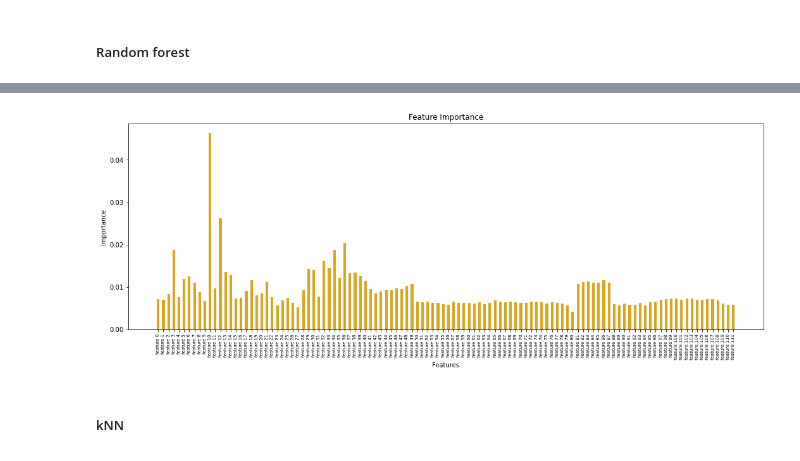
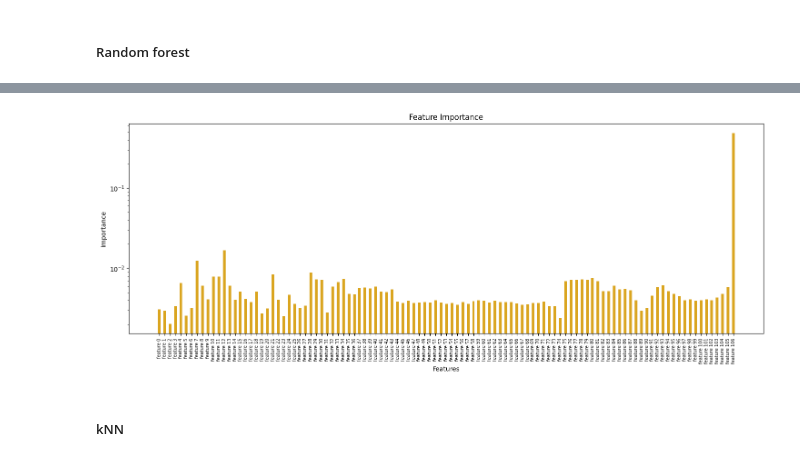
Before and after one commit to linzhuSJSU/DATA245, a Jupyter notebook: dataCleaning_0427.ipynb, the cells around one changed output, grey strips where cells are left out. Drawn from its saved outputs; the diff is of its cells as text; code cells hidden in the pictures.

```diff
--- a/dataCleaning_0427.ipynb
+++ b/dataCleaning_0427.ipynb
@@ -263,8 +260,10 @@ from sklearn.preprocessing import OneHotEncoder
 
 # Features dataframe
 ohe = OneHotEncoder()
-features = final_df[['Station_Name','Year', 'Month', 'Date', 'DayOfWeek','Start_Hour']]
+# features = final_df[['Station_Name','Year', 'Month', 'Date', 'DayOfWeek','Start_Hour']]
+features = final_df[['Station_Name', 'Month', 'Date', 'DayOfWeek','Start_Hour']]
 features = pd.DataFrame(ohe.fit_transform(features).toarray())
+features[106] = final_df['12hr_MA']
 
 # Target dataframe
 target = pd.DataFrame()
@@ -343,7 +342,7 @@ X_train, X_test, y_train, y_test = train_test_split(features.to_numpy(), target.
 # %%
 from sklearn.linear_model import LogisticRegression
 
-lr = LogisticRegression(random_state=11)
+lr = LogisticRegression(max_iter=1000, random_state=11)
 lr.fit(X_train, y_train)
 
 y_pred_lr = lr.predict(X_test)
@@ -373,6 +372,6 @@ Not likely to get a spot (Class 1)       0.73      0.79      0.76     10125
 # %%
-from sklearn.svm import LinearSVC
-svc = LinearSVC(random_state=11)
+from sklearn.svm import SVC
+svc = SVC(random_state=11)
 svc.fit(X_train, y_train)
 
 y_pred_svc = svc.predict(X_test)
@@ -400,7 +399,7 @@ Not likely to get a spot (Class 1)       0.73      0.79      0.76     10125
 ##### Random forest
 # %%
 from sklearn.ensemble import RandomForestClassifier
-rf = RandomForestClassifier(max_depth=100, random_state=11)
+rf = RandomForestClassifier(n_estimators=500, max_features='log2', max_depth=100, random_state=11)
 rf.fit(X_train, y_train)
 
 y_pred_rf = rf.predict(X_test)
@@ -427,16 +426,17 @@ Not likely to get a spot (Class 1)       0.84      0.89      0.86     10125
 # %%
 # Feature importance
 imp = rf.feature_importances_
 
 plt.figure(figsize =(18, 6))
 plt.bar([f"feature {i}" for i in range(len(imp))], imp, color='goldenrod', width=0.5)
 plt.ylabel('Importance')
 plt.xlabel('Features')
 plt.xticks(rotation=90, fontsize=7)
 plt.title('Feature Importance')
+plt.yscale('log')
 plt.show()
 # %% [output]
-[figure, old version]
+[figure, new version]
 # %% [markdown]
 ##### kNN
 # %%
```
Also changed, not shown: parts of 32 cells of this notebook.
